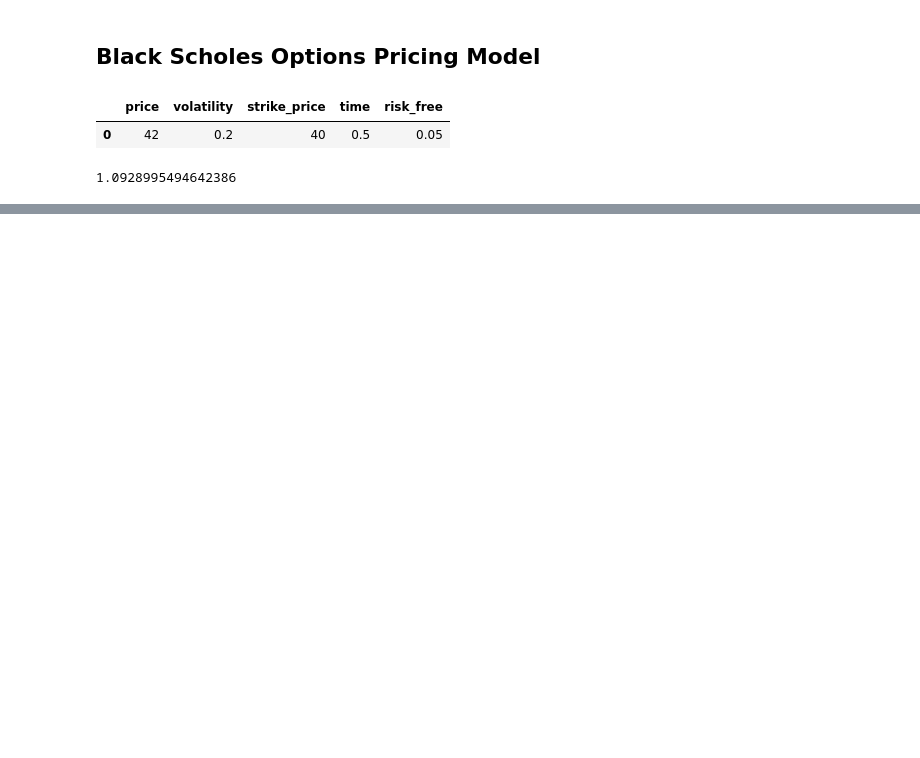
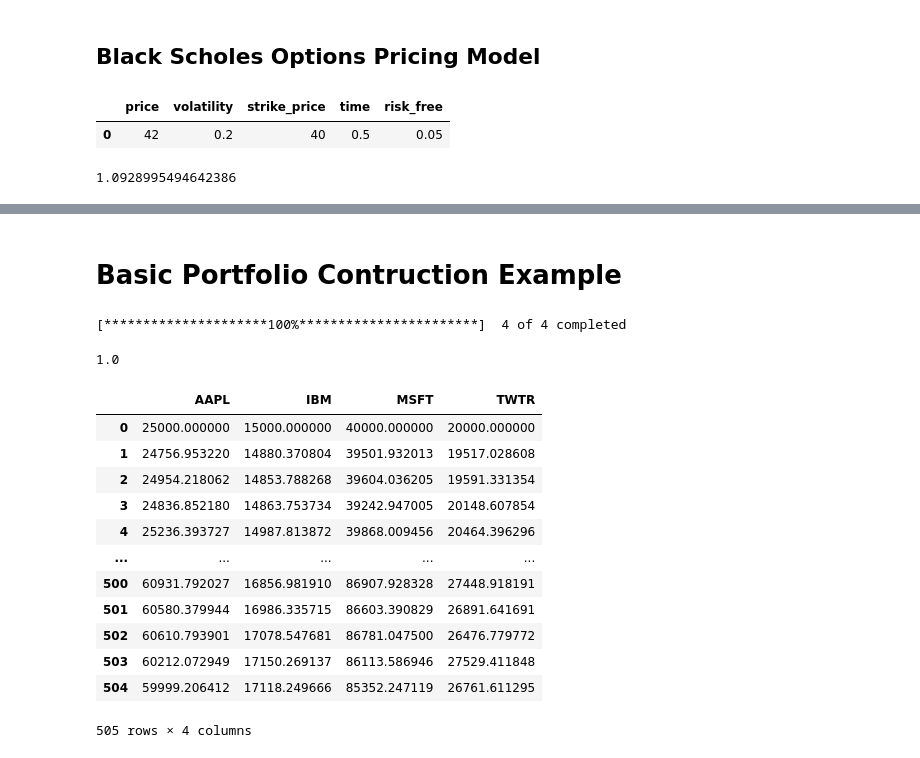
Before and after one commit to noahtech90/financial-analysis, a Jupyter notebook: main.ipynb, the cells around one changed output, grey strips where cells are left out. Cells and saved outputs as stored; diff of their text form; code cells hidden in the pictures; blank space fills up the shorter version.

Commit message:
portfolio contruction example

```diff
--- a/main.ipynb
+++ b/main.ipynb
@@ -79,0 +92,37 @@ Confidence Level      Value at Risk
+# %% [markdown]
+# Basic Portfolio Contruction Example
+# %%
+import datetime as dt
+
+tickers = ['AAPL', 'MSFT', 'TWTR', 'IBM']
+start = "2020-01-01"
+end = "2022-01-01"
+
+df_portfolio = yf.download(tickers, start, end).reset_index()
+
+
+portfolio_weighting = [.25, .15, .4, .2]
+np.sum(portfolio_weighting)
+# %% [output]
+[*********************100%***********************]  4 of 4 completed
+1.0
+# %%
+# Adjusted Close
+data = df_portfolio["Adj Close"]
+# %%
+# How Has Portfolio Performed Over Time with 10000 Investment
+data/data.iloc[0] * portfolio_weighting * 100000
+# %% [output]
+|  | AAPL | IBM | MSFT | TWTR |
+| 0 | 25000.000000 | 15000.000000 | 40000.000000 | 20000.000000 |
+| 1 | 24756.953220 | 14880.370804 | 39501.932013 | 19517.028608 |
+| 2 | 24954.218062 | 14853.788268 | 39604.036205 | 19591.331354 |
+| 3 | 24836.852180 | 14863.753734 | 39242.947005 | 20148.607854 |
+| 4 | 25236.393727 | 14987.813872 | 39868.009456 | 20464.396296 |
+| ... | ... | ... | ... | ... |
+| 500 | 60931.792027 | 16856.981910 | 86907.928328 | 27448.918191 |
+| 501 | 60580.379944 | 16986.335715 | 86603.390829 | 26891.641691 |
+| 502 | 60610.793901 | 17078.547681 | 86781.047500 | 26476.779772 |
+| 503 | 60212.072949 | 17150.269137 | 86113.586946 | 27529.411848 |
+| 504 | 59999.206412 | 17118.249666 | 85352.247119 | 26761.611295 |
+505 rows × 4 columns
```
Also changed, not shown: parts of 4 cells of this notebook, 1 other file.
